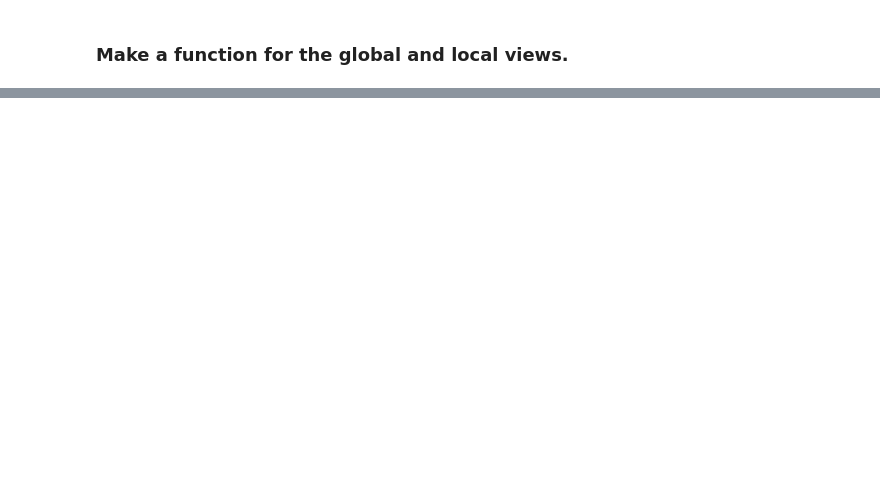
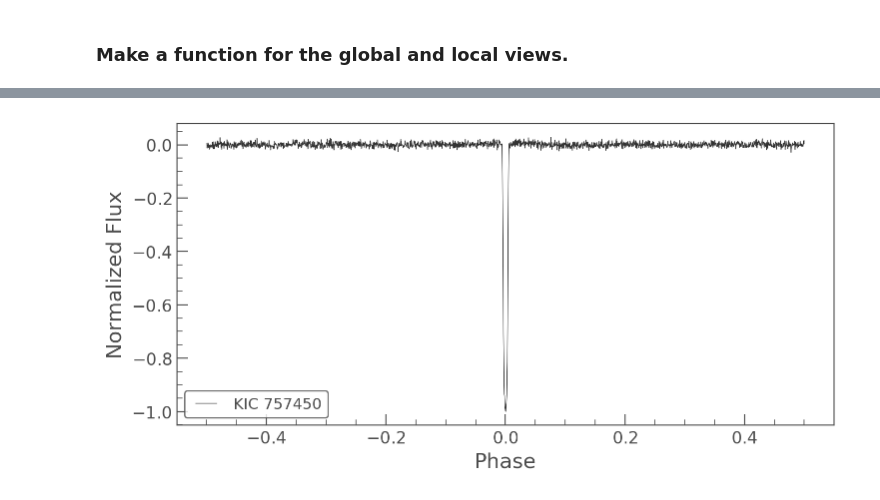
Before and after one commit to gully/HelloWorldNet, a Jupyter notebook: notebooks/01_exploratory_preprocessing.ipynb, the cells around one changed output, grey strips where cells are left out. Saved outputs shown, nothing was run; the diff lists cells and outputs as text; code cells hidden in the pictures; blank space fills up the shorter version.

```diff
--- a/notebooks/01_exploratory_preprocessing.ipynb
+++ b/notebooks/01_exploratory_preprocessing.ipynb
@@ -242,0 +199,4 @@ Yay!  We match the input representation shapes *exactly*!
+# %%
+lc_global.plot();
+# %% [output]
+[figure, added]
```
Also changed, not shown: parts of 35 cells of this notebook.
